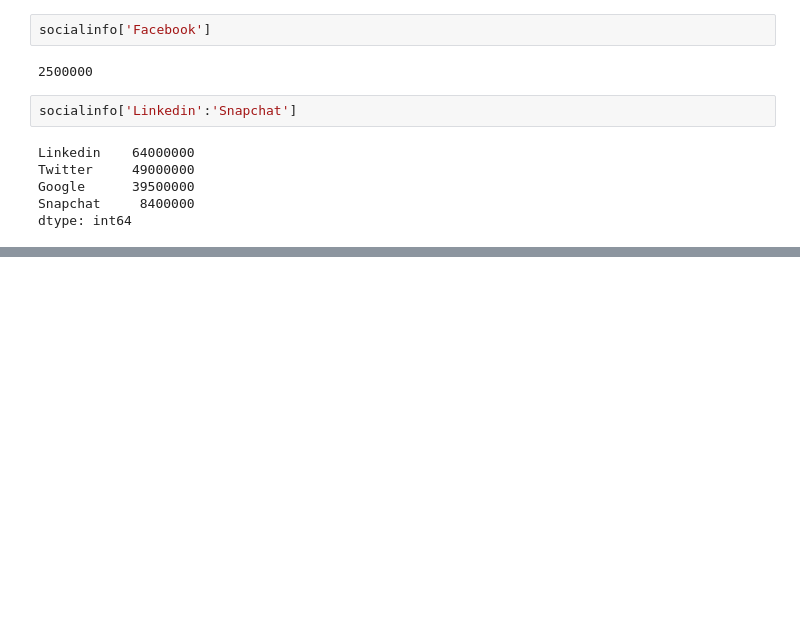
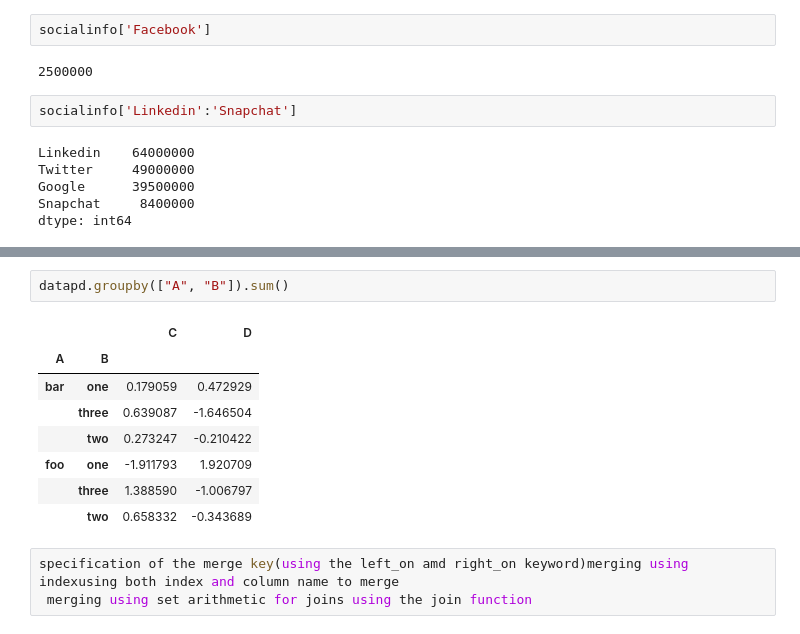
Before and after one commit to paulow540/100-days-of-coding-and-machine-learning-, a Jupyter notebook: Untitled.ipynb, the cells around one changed output, grey strips where cells are left out. Drawn from its saved outputs; the diff is of its cells as text; blank space fills up the shorter version.

```diff
--- a/Untitled.ipynb
+++ b/Untitled.ipynb
@@ -809,0 +1007,14 @@ dtype: int64
+# %%
+datapd.groupby(["A", "B"]).sum()
+# %% [output]
+|  |  | C | D |
+| A | B |  |  |
+| bar | one | 0.179059 | 0.472929 |
+|  | three | 0.639087 | -1.646504 |
+|  | two | 0.273247 | -0.210422 |
+| foo | one | -1.911793 | 1.920709 |
+|  | three | 1.388590 | -1.006797 |
+|  | two | 0.658332 | -0.343689 |
+# %%
+specification of the merge key(using the left_on amd right_on keyword)merging using indexusing both index and column name to merge
+ merging using set arithmetic for joins using the join function
```
Also changed, not shown: parts of 26 cells of this notebook.
